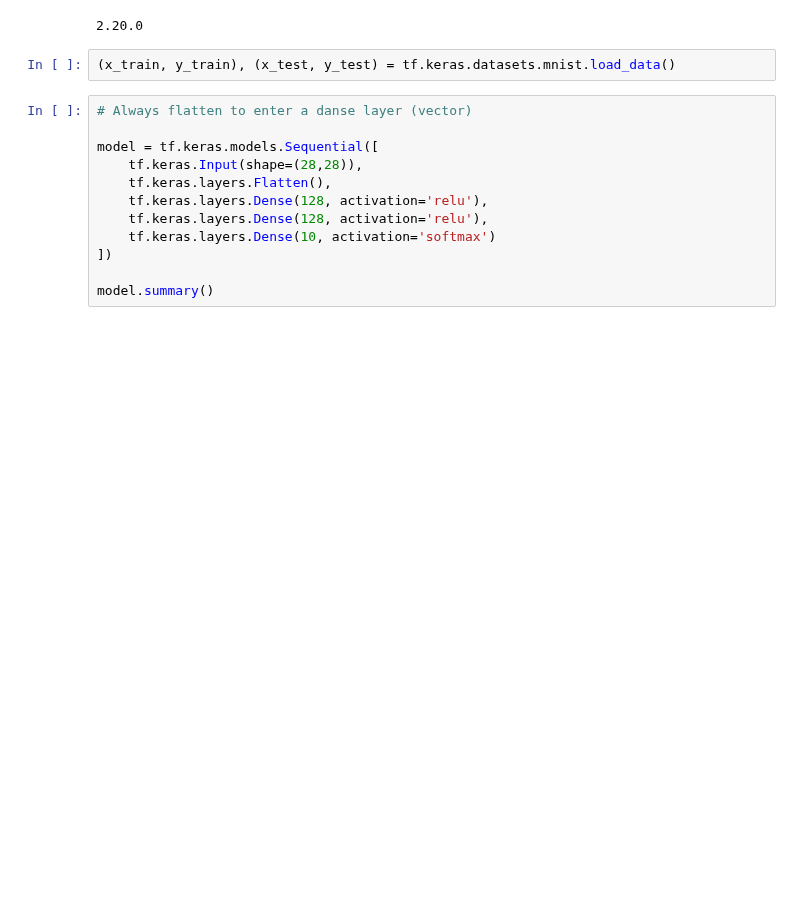
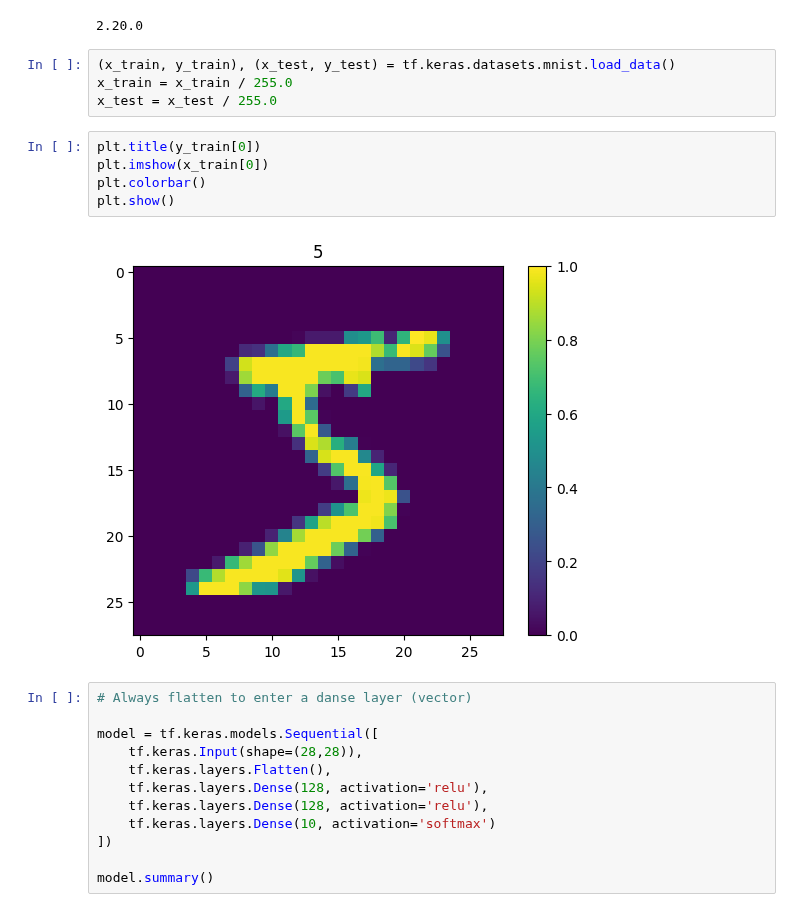
Before and after one commit to LuisMB09/Trading, a Jupyter notebook: tf_intro_class.ipynb, the cells around one changed output. Saved outputs shown, nothing was run; the diff lists cells and outputs as text; blank space fills up the shorter version.

```diff
--- a/tf_intro_class.ipynb
+++ b/tf_intro_class.ipynb
@@ -8,6 +8,15 @@ print(tf.__version__)
 2.20.0
 # %%
 (x_train, y_train), (x_test, y_test) = tf.keras.datasets.mnist.load_data()
+x_train = x_train / 255.0
+x_test = x_test / 255.0
+# %%
+plt.title(y_train[0])
+plt.imshow(x_train[0])
+plt.colorbar()
+plt.show()
+# %% [output]
+[figure, added]
 # %%
 # Always flatten to enter a danse layer (vector)
 
```
Also changed, not shown: parts of 6 cells of this notebook, 1 other file.
